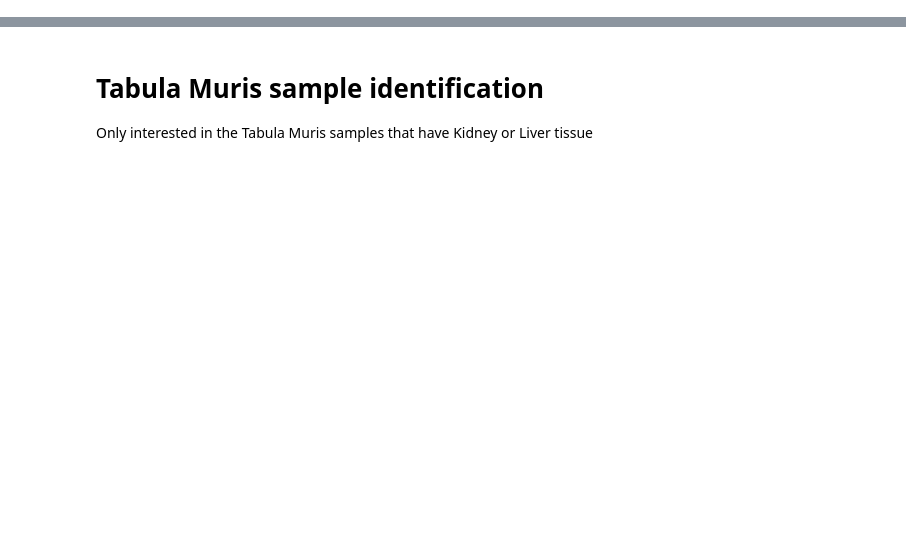
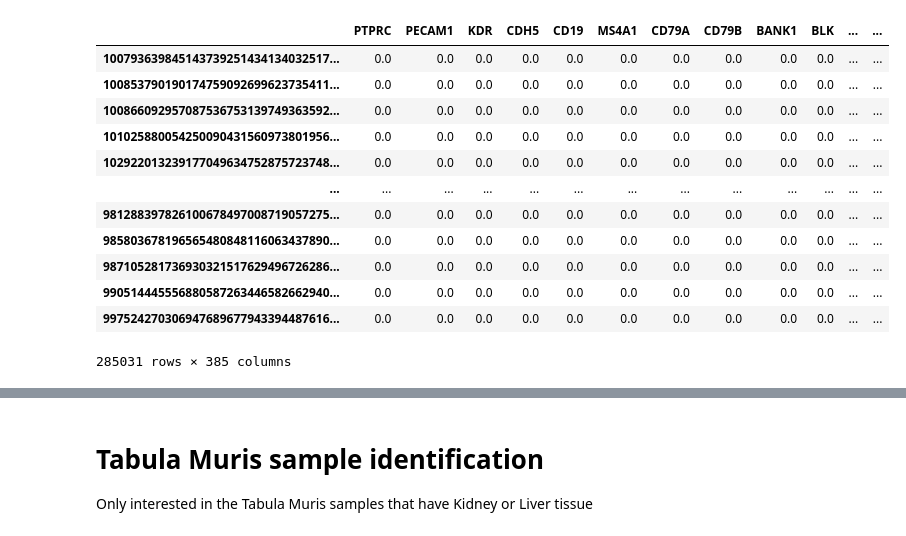
Before and after one commit to salzman-lab/SPRAWL, a Jupyter notebook: analysis/CZB_MERFISH_preprocessing_sandbox.ipynb, the cells around one changed output, grey strips where cells are left out. Cells and saved outputs as stored; diff of their text form; code cells hidden in the pictures; blank space fills up the shorter version.

```diff
--- a/analysis/pisco_MERFISH_preprocessing_sandbox.ipynb
+++ b/analysis/CZB_MERFISH_preprocessing_sandbox.ipynb
@@ -9,0 +646,21 @@ import os
+# %%
+#I think this table maps the barcode_id to the gene name
+count_df = pd.read_csv(
+    '/scratch/groups/horence/rob/data/Angela_Pisco_MERFISH/cell_boundaries/MsKidney_CellBoundary_VZG116_111921/barcodes_per_feature.csv',
+    index_col = 0,
+)
+count_df
+# %% [output]
+|  | PTPRC | PECAM1 | KDR | CDH5 | CD19 | MS4A1 | CD79A | CD79B | BANK1 | BLK | ... | ... |
+| 100793639845143739251434134032517... | 0.0 | 0.0 | 0.0 | 0.0 | 0.0 | 0.0 | 0.0 | 0.0 | 0.0 | 0.0 | ... | ... |
+| 100853790190174759092699623735411... | 0.0 | 0.0 | 0.0 | 0.0 | 0.0 | 0.0 | 0.0 | 0.0 | 0.0 | 0.0 | ... | ... |
+| 100866092957087536753139749363592... | 0.0 | 0.0 | 0.0 | 0.0 | 0.0 | 0.0 | 0.0 | 0.0 | 0.0 | 0.0 | ... | ... |
+| 101025880054250090431560973801956... | 0.0 | 0.0 | 0.0 | 0.0 | 0.0 | 0.0 | 0.0 | 0.0 | 0.0 | 0.0 | ... | ... |
+| 102922013239177049634752875723748... | 0.0 | 0.0 | 0.0 | 0.0 | 0.0 | 0.0 | 0.0 | 0.0 | 0.0 | 0.0 | ... | ... |
+| ... | ... | ... | ... | ... | ... | ... | ... | ... | ... | ... | ... | ... |
+| 981288397826100678497008719057275... | 0.0 | 0.0 | 0.0 | 0.0 | 0.0 | 0.0 | 0.0 | 0.0 | 0.0 | 0.0 | ... | ... |
+| 985803678196565480848116063437890... | 0.0 | 0.0 | 0.0 | 0.0 | 0.0 | 0.0 | 0.0 | 0.0 | 0.0 | 0.0 | ... | ... |
+| 987105281736930321517629496726286... | 0.0 | 0.0 | 0.0 | 0.0 | 0.0 | 0.0 | 0.0 | 0.0 | 0.0 | 0.0 | ... | ... |
+| 990514445556880587263446582662940... | 0.0 | 0.0 | 0.0 | 0.0 | 0.0 | 0.0 | 0.0 | 0.0 | 0.0 | 0.0 | ... | ... |
+| 997524270306947689677943394487616... | 0.0 | 0.0 | 0.0 | 0.0 | 0.0 | 0.0 | 0.0 | 0.0 | 0.0 | 0.0 | ... | ... |
+285031 rows × 385 columns
```
Also changed, not shown: parts of 57 cells of this notebook, 28 other files.
